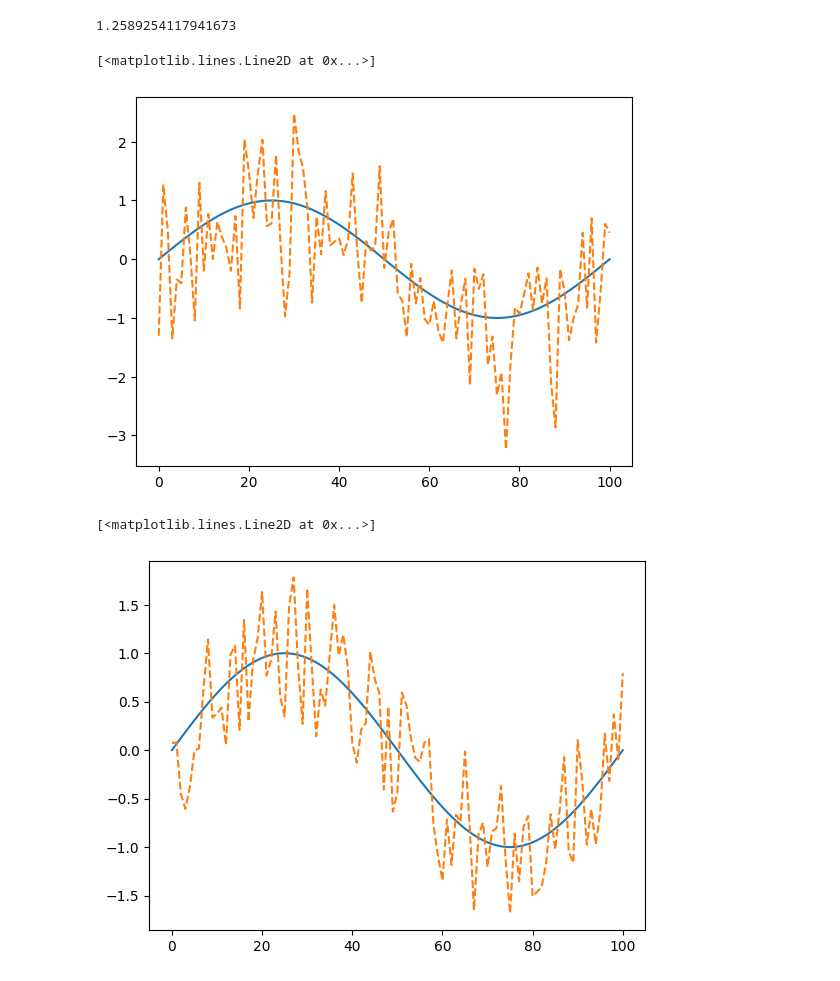
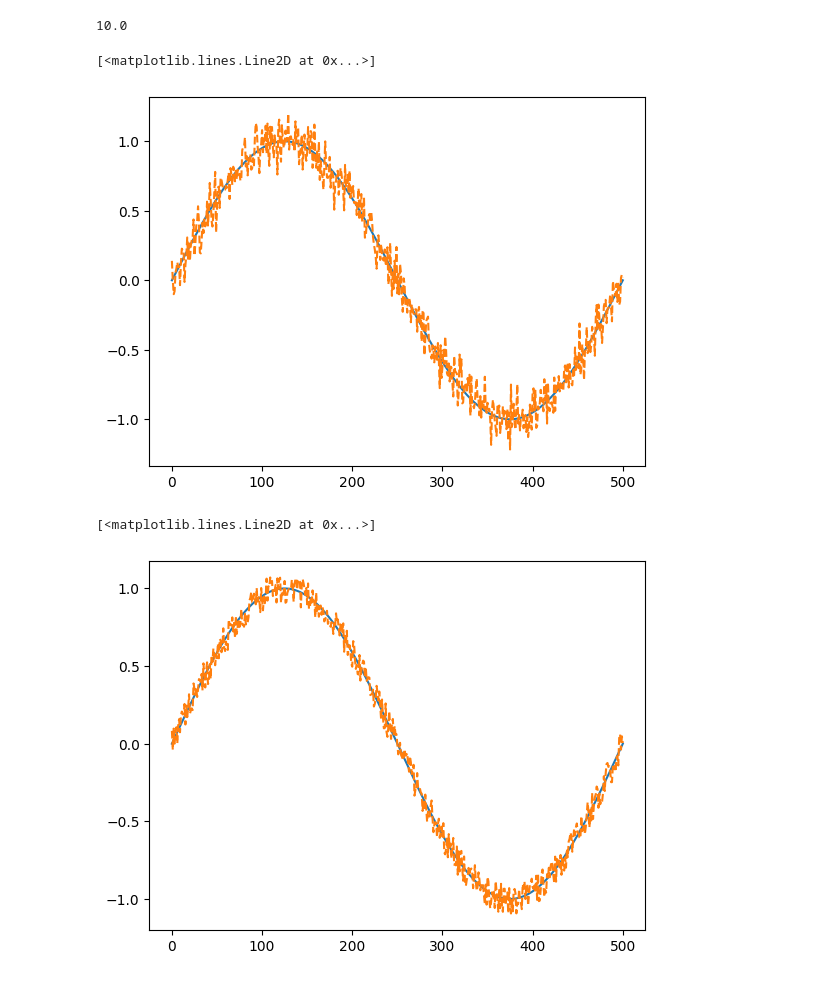
Before and after one commit to Rajpal9/Adaptive-koopman, a Jupyter notebook: noise_test.ipynb, the cells around one changed output. Saved outputs shown, nothing was run; the diff lists cells and outputs as text; code cells hidden in the pictures.

```diff
--- a/noise_test.ipynb
+++ b/noise_test.ipynb
@@ -2,31 +2,31 @@
 import numpy as np
 import matplotlib.pyplot as plt
 # %%
-x = np.linspace(0,2*np.pi,101)
+x = np.linspace(0,2*np.pi,501)
 y = np.sin(x)
-SNR_DB = 1
-SN = 10**(SNR_DB/10)
+SNR_DB = 10
+SN = 100**(SNR_DB/20)
 SN
 # %% [output]
-1.2589254117941673
+10.0
 # %%
 y_noise_gaus = np.random.normal(loc = y,scale = 1/SN)
 y_noise_rand = y + (2*np.random.rand(y.shape[0])-1)/SN
 y_noise_sino = y + np.sin(100*np.pi*x)/SN
 # %%
 plt.figure()
-plt.plot(y)
-plt.plot(y_noise_gaus,'--')
+plt.plot(y, label = 'nominal')
+plt.plot(y_noise_gaus,'--', label = 'noise')
 # %% [output]
 [<matplotlib.lines.Line2D at 0x...>]
-[figure, old version]
+[figure, new version]
 # %%
 plt.figure()
 plt.plot(y)
 plt.plot(y_noise_rand,'--')
 # %% [output]
 [<matplotlib.lines.Line2D at 0x...>]
-[figure, old version]
+[figure, new version]
 # %%
 plt.figure()
 plt.plot(y)
```
Also changed, not shown: parts of 1 cell of this notebook, 14 other files.
